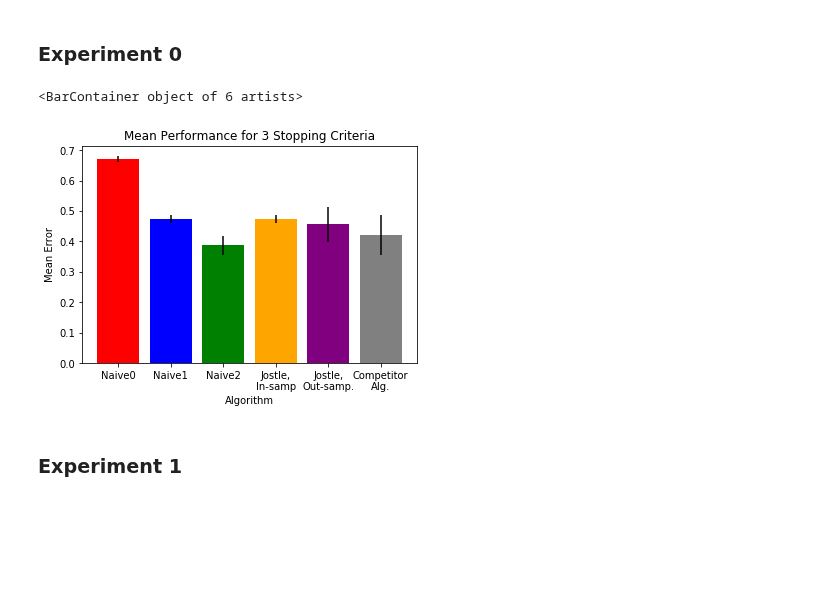
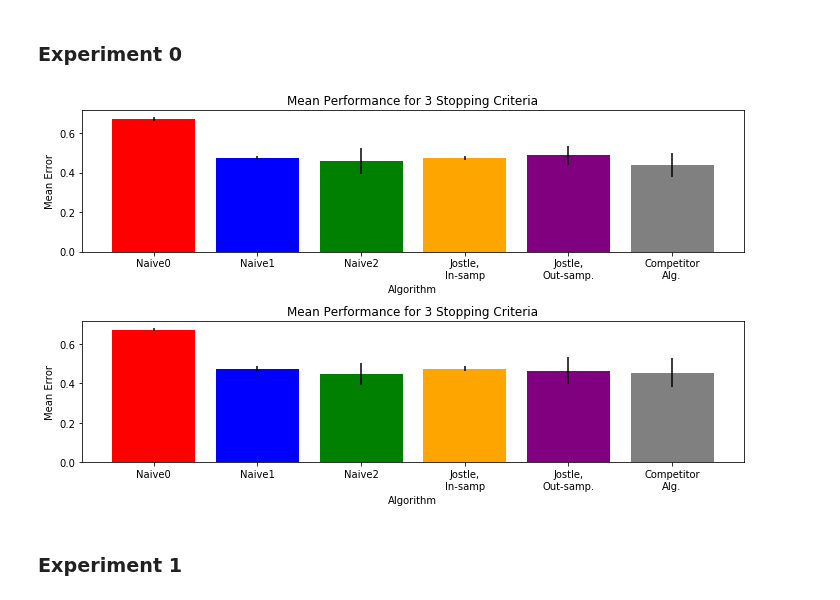
Before and after one commit to jimola/S18_Research, a Jupyter notebook: Python/DecisionTree.ipynb, the cells around one changed output. Drawn from its saved outputs; the diff is of its cells as text; code cells hidden in the pictures; blank space fills up the shorter version.

```diff
--- a/Python/DecisionTree.ipynb
+++ b/Python/DecisionTree.ipynb
@@ -51,7 +55,7 @@ The data generated by the experiments is big, so it is not stored by default. Ch
 - `'load'`: Try to load the data from disk and regenerate it if necessary.
 - `'force_rerun'`: Always regenerate data and results, even if they are already present in disk.
 # %%
-rerun_gen_training_data = 'load'
+rerun_gen_training_data = 'force_rerun'
 rerun_train_cms = 'load'
 rerun_exps = ['load', 'load', 'load', 'load', 'load', 'load', 'load']
 # %%
@@ -127,8 +114,13 @@ else:
     if rerun_gen_training_data == 'load':
         warnings.warn('Regenerating %s' % directory)
     prng=np.random.RandomState(12345)
-    data_train = [get_test(db, prng, eps_vals) for db in \
-                  [nurs, default, loan, adult, lending]]
+    for db in  [nurs, default, loan, adult, lending, letter[0], magicdb]:
+        dbs = []
+        for e in eps_vals:
+            dbs += get_train_dbs(db, e, prng)
+
+    data_train = [get_train_dbs(db, e, prng) for db in \
+                  [nurs, default, loan, adult, lending, letter[0], magicdb] for e in eps_vals]
     pickle.dump(data_train, open(directory, 'wb'))
 # %%
 """
@@ -283,19 +279,22 @@ def run_experiment(i, db, msl=10, md=4, suffix=''):
 colors = ['red', 'blue', 'green', 'orange', 'purple', 'grey']
 names = ['Naive0','Naive1', 'Naive2','Jostle,\nIn-samp','Jostle,\nOut-samp.','Competitor\nAlg.']
 
-def do_graphs(res):
-    res = np.array(res)
-    stds = res.std(axis=1)
-    errors = 1.0-res.mean(axis=1)
-    patches = [mpatches.Patch(color=c) for c in colors]
-    fig, axis = plt.subplots()
-    axis.set_xticks(range(len(colors)))
-    axis.set_xticklabels(names)
-    axis.set_xlabel('Algorithm')
-    axis.set_ylabel('Mean Error')
-    #axis.legend(handles=patches, labels=['Alg1', 'Alg2', 'Jostle'])
-    axis.set_title('Mean Performance for 3 Stopping Criteria')
-    return axis.bar(range(len(colors)), errors, color=colors, yerr=stds)
+def do_graphs(private, public):
+    f, (ax1, ax2) = plt.subplots(2, 1, sharey=True)
+    def plot_alg_comparison(res, axis):
+        res = np.array(res)
+        stds = res.std(axis=1)
+        errors = 1.0-res.mean(axis=1)
+        axis.set_xticks(range(len(colors)))
+        axis.set_xticklabels(names)
+        axis.set_xlabel('Algorithm')
+        axis.set_ylabel('Mean Error')
+        #axis.legend(handles=patches, labels=['Alg1', 'Alg2', 'Jostle'])
+        axis.set_title('Mean Performance for 3 Stopping Criteria')
+        return axis.bar(range(len(colors)), errors, color=colors, yerr=stds)
+    plot_alg_comparison(private, ax1)
+    plot_alg_comparison(public, ax2)
+    f.tight_layout()
 # %% [markdown]
 ### Experiment 0
 # %%
@@ -314,12 +313,12 @@ epsilon = 0.25
 num_trials = 10
 # %%
 nursdata = [get_test_dbs(nurs, epsilon, prng) for i in range(0, num_trials)]
-res0 = run_experiment(0, nursdata)
+priv_res0 = run_experiment(0, nursdata)
+pub_res0 = run_experiment(0, nursdata, suffix="-nonprivate")
-# %%
-do_graphs(res0)
-# %% [output]
-<BarContainer object of 6 artists>
-[figure, removed]
+# %%
+do_graphs(priv_res0, pub_res0)
+# %% [output]
+[figure, added]
 # %% [markdown]
 ### Experiment 1
 # %%
```
Also changed, not shown: parts of 7 cells of this notebook, 4 other files.
